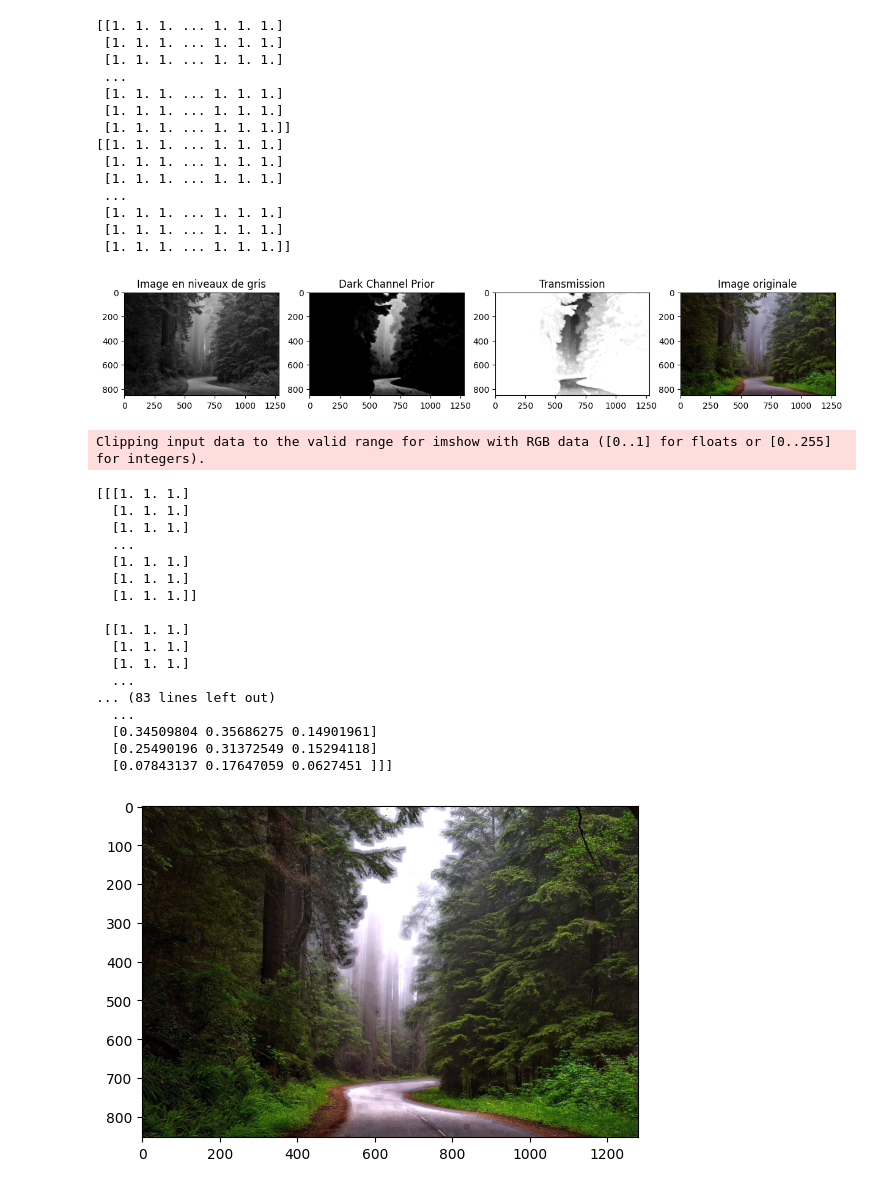
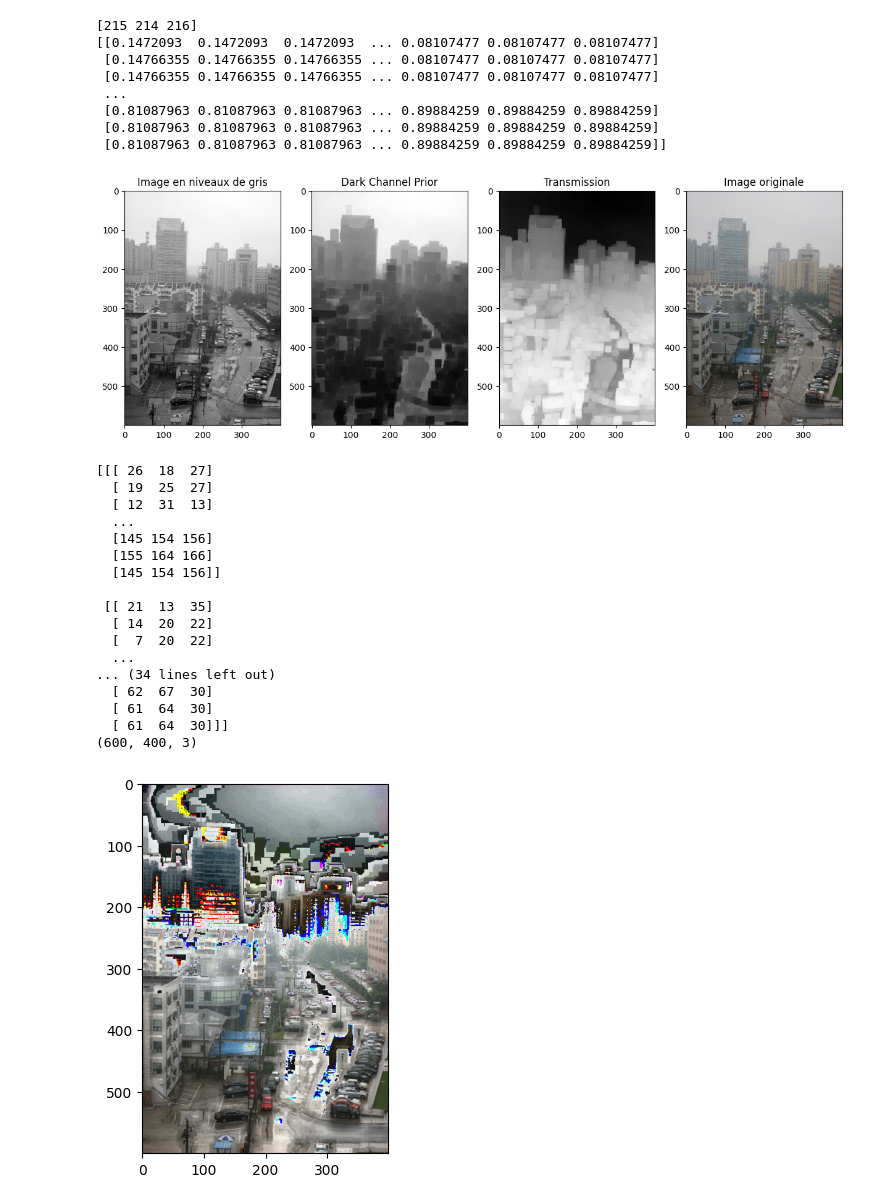
Before and after one commit to antoineverier/implementation-haze-removal, a Jupyter notebook: CompteRendu.ipynb, the cells around one changed output. Drawn from its saved outputs; the diff is of its cells as text; code cells hidden in the pictures.

Commit message:
hazeremoval
functions of haze removal without soft matting + show the result

```diff
--- a/CompteRendu.ipynb
+++ b/CompteRendu.ipynb
@@ -10,33 +11,25 @@ import os
 from haze_functions import dark_channel, atmosphere_light, transmission
 # necessite scikit-image
 # %%
-im = skio.imread("haze_image/trees-1587301_1280.jpg")
+im = skio.imread("haze_image/15 copie.png")
 
 darkchannel = dark_channel(im,15)
 
 image_gray = np.mean(im, axis=2).astype(np.uint8)
 
 lol = atmosphere_light(im, darkchannel, 0.001)
-
+print(lol)
 t = transmission(im, lol, 0.95, 15)
 print(t)
-t2 = transmission(im, lol, 0.90, 15)
-print(t2)
 # %% [output]
-[[1. 1. 1. ... 1. 1. 1.]
- [1. 1. 1. ... 1. 1. 1.]
- [1. 1. 1. ... 1. 1. 1.]
+[215 214 216]
+[[0.1472093  0.1472093  0.1472093  ... 0.08107477 0.08107477 0.08107477]
+ [0.14766355 0.14766355 0.14766355 ... 0.08107477 0.08107477 0.08107477]
+ [0.14766355 0.14766355 0.14766355 ... 0.08107477 0.08107477 0.08107477]
  ...
- [1. 1. 1. ... 1. 1. 1.]
- [1. 1. 1. ... 1. 1. 1.]
- [1. 1. 1. ... 1. 1. 1.]]
-[[1. 1. 1. ... 1. 1. 1.]
- [1. 1. 1. ... 1. 1. 1.]
- [1. 1. 1. ... 1. 1. 1.]
- ...
- [1. 1. 1. ... 1. 1. 1.]
- [1. 1. 1. ... 1. 1. 1.]
- [1. 1. 1. ... 1. 1. 1.]]
+ [0.81087963 0.81087963 0.81087963 ... 0.89884259 0.89884259 0.89884259]
+ [0.81087963 0.81087963 0.81087963 ... 0.89884259 0.89884259 0.89884259]
+ [0.81087963 0.81087963 0.81087963 ... 0.89884259 0.89884259 0.89884259]]
 # %%
 fig, axes = plt.subplots(1, 4, figsize=(15, 15))
 
@@ -53,37 +46,41 @@ axes[3].imshow(im)
 axes[3].set_title('Image originale')
 plt.show()
 # %% [output]
-[figure, old version]
+[figure, new version]
 # %%
 def haze_remove(im, A, t, t0):
+
+    t[t < t0] = t0
+
     reshaped_t = t[:, :, np.newaxis].repeat(3, axis=2)
-    print(reshaped_t)
+    A = [A[0],A[1],A[2]]
+    J = np.empty(im.shape,im.dtype)
+    for i in range(0,3):
+        J[:,:,i] = (im[:,:,i]-A[i])/reshaped_t[:,:,i] + A[i]
 
-    radiance= (im-A)/reshaped_t + A
-    return (radiance-255)/255
+    print(J)
+    return J
 
-final = haze_remove(im, lol, t, 0.2)
+final = haze_remove(im, lol, t, 0.1)
 print(np.shape(final))
-print(final)
 plt.imshow(final)
 plt.show()
 # %% [output]
-Clipping input data to the valid range for imshow with RGB data ([0..1] for floats or [0..255] for integers).
+[[[ 26  18  27]
+  [ 19  25  27]
+  [ 12  31  13]
+  ...
+  [145 154 156]
+  [155 164 166]
+  [145 154 156]]
+
+ [[ 21  13  35]
+  [ 14  20  22]
+  [  7  20  22]
+  ...
+... (34 lines left out)
+  [ 62  67  30]
+  [ 61  64  30]
+  [ 61  64  30]]]
+(600, 400, 3)
-[[[1. 1. 1.]
-  [1. 1. 1.]
-  [1. 1. 1.]
-  ...
-  [1. 1. 1.]
-  [1. 1. 1.]
-  [1. 1. 1.]]
-
- [[1. 1. 1.]
-  [1. 1. 1.]
-  [1. 1. 1.]
-  ...
-... (83 lines left out)
-  ...
-  [0.34509804 0.35686275 0.14901961]
-  [0.25490196 0.31372549 0.15294118]
-  [0.07843137 0.17647059 0.0627451 ]]]
-[figure, old version]
+[figure, new version]
```
Also changed, not shown: parts of 1 cell of this notebook, 2 other files.
